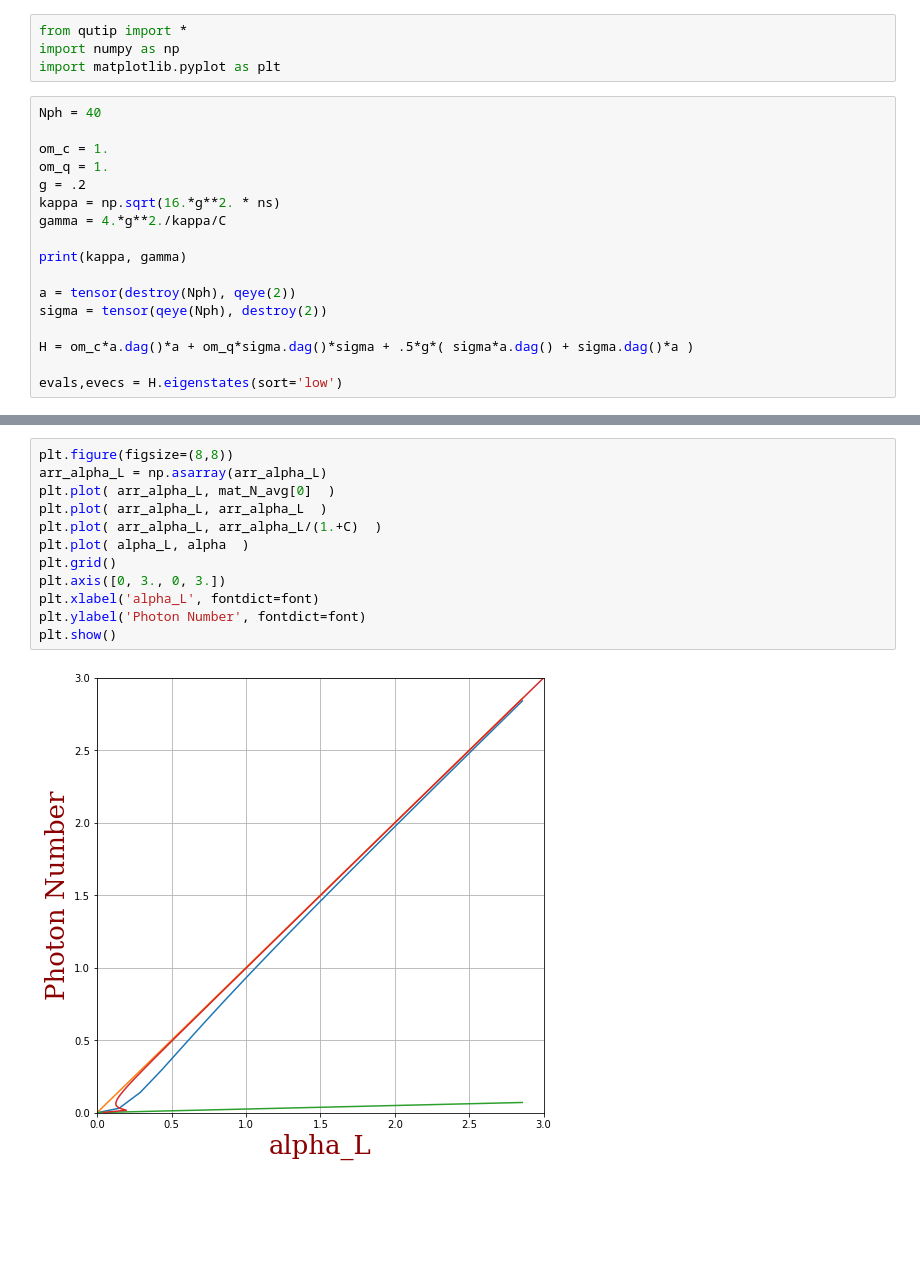
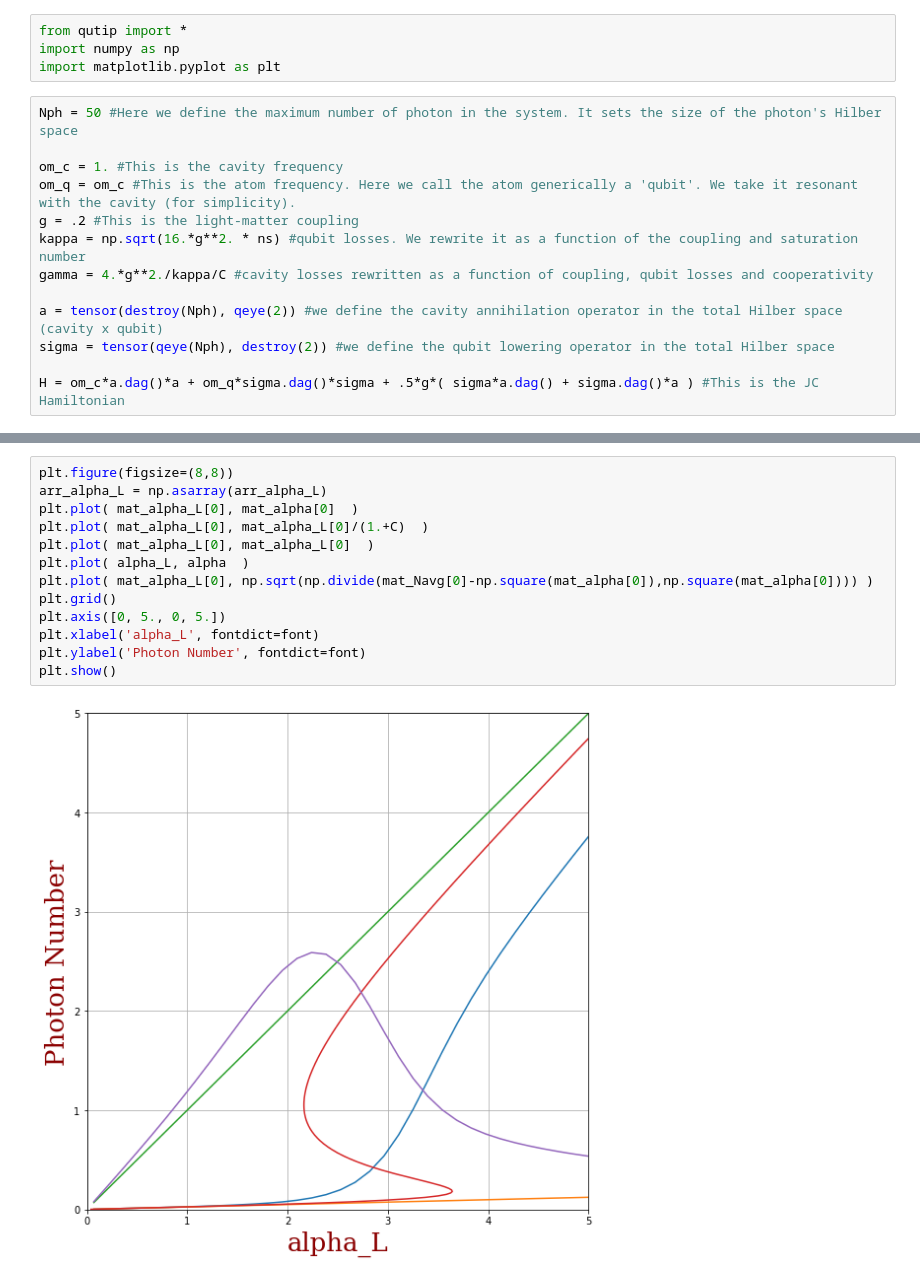
Before and after one commit to albertomercurio/photonics-school-2024, a Jupyter notebook: JCM_bistability.ipynb, the cells around one changed output, grey strips where cells are left out. Saved outputs shown, nothing was run; the diff lists cells and outputs as text; blank space fills up the shorter version.

```diff
--- a/JCM_bistability.ipynb
+++ b/JCM_bistability.ipynb
@@ -94,19 +98,15 @@ from qutip import *
 import numpy as np
 import matplotlib.pyplot as plt
 # %%
-Nph = 40
+Nph = 50 #Here we define the maximum number of photon in the system. It sets the size of the photon's Hilber space
 
-om_c = 1.
-om_q = 1.
-g = .2
-kappa = np.sqrt(16.*g**2. * ns)
-gamma = 4.*g**2./kappa/C
+om_c = 1. #This is the cavity frequency
+om_q = om_c #This is the atom frequency. Here we call the atom generically a 'qubit'. We take it resonant with the cavity (for simplicity).
+g = .2 #This is the light-matter coupling
+kappa = np.sqrt(16.*g**2. * ns) #qubit losses. We rewrite it as a function of the coupling and saturation number
+gamma = 4.*g**2./kappa/C #cavity losses rewritten as a function of coupling, qubit losses and cooperativity
 
-print(kappa, gamma)
+a = tensor(destroy(Nph), qeye(2)) #we define the cavity annihilation operator in the total Hilber space (cavity x qubit)
+sigma = tensor(qeye(Nph), destroy(2)) #we define the qubit lowering operator in the total Hilber space
 
-a = tensor(destroy(Nph), qeye(2))
-sigma = tensor(qeye(Nph), destroy(2))
-
-H = om_c*a.dag()*a + om_q*sigma.dag()*sigma + .5*g*( sigma*a.dag() + sigma.dag()*a )
-
-evals,evecs = H.eigenstates(sort='low')
+H = om_c*a.dag()*a + om_q*sigma.dag()*sigma + .5*g*( sigma*a.dag() + sigma.dag()*a ) #This is the JC Hamiltonian
@@ -142,14 +156,15 @@ arr_alpha_L = np.asarray(arr_alpha_L)
 # %%
 plt.figure(figsize=(8,8))
 arr_alpha_L = np.asarray(arr_alpha_L)
-plt.plot( arr_alpha_L, mat_N_avg[0]  )
-plt.plot( arr_alpha_L, arr_alpha_L  )
-plt.plot( arr_alpha_L, arr_alpha_L/(1.+C)  )
+plt.plot( mat_alpha_L[0], mat_alpha[0]  )
+plt.plot( mat_alpha_L[0], mat_alpha_L[0]/(1.+C)  )
+plt.plot( mat_alpha_L[0], mat_alpha_L[0]  )
 plt.plot( alpha_L, alpha  )
+plt.plot( mat_alpha_L[0], np.sqrt(np.divide(mat_Navg[0]-np.square(mat_alpha[0]),np.square(mat_alpha[0]))) )
 plt.grid()
-plt.axis([0, 3., 0, 3.])
+plt.axis([0, 5., 0, 5.])
 plt.xlabel('alpha_L', fontdict=font)
 plt.ylabel('Photon Number', fontdict=font)
 plt.show()
 # %% [output]
-[figure, old version]
+[figure, new version]
```
Also changed, not shown: parts of 8 cells of this notebook.
